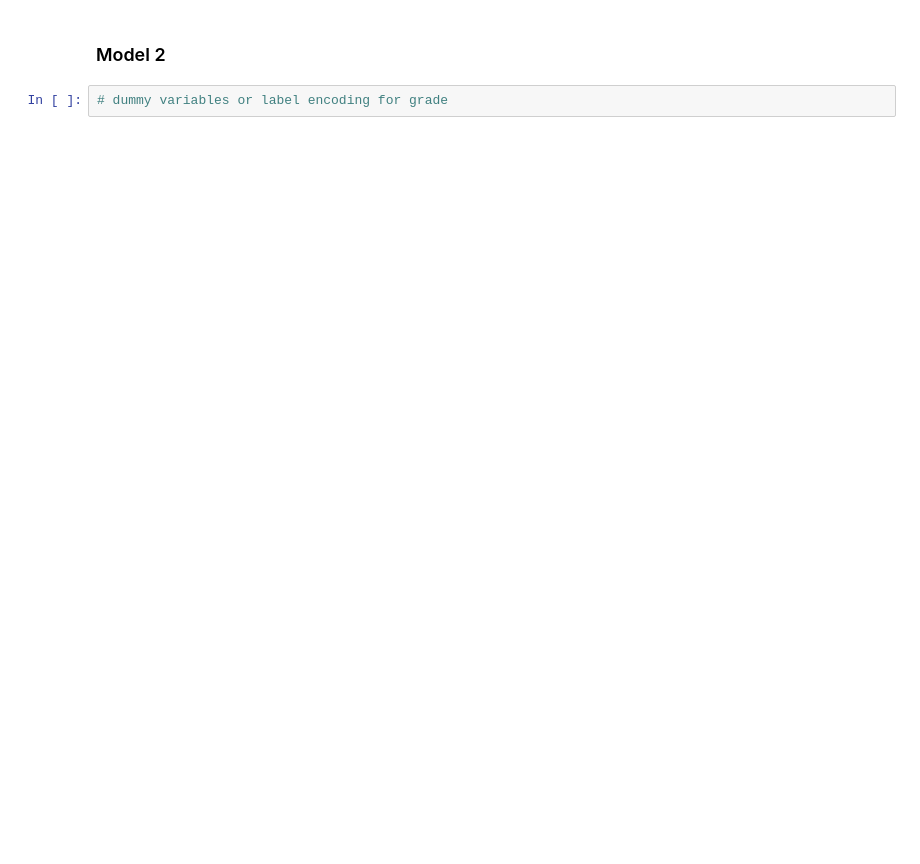
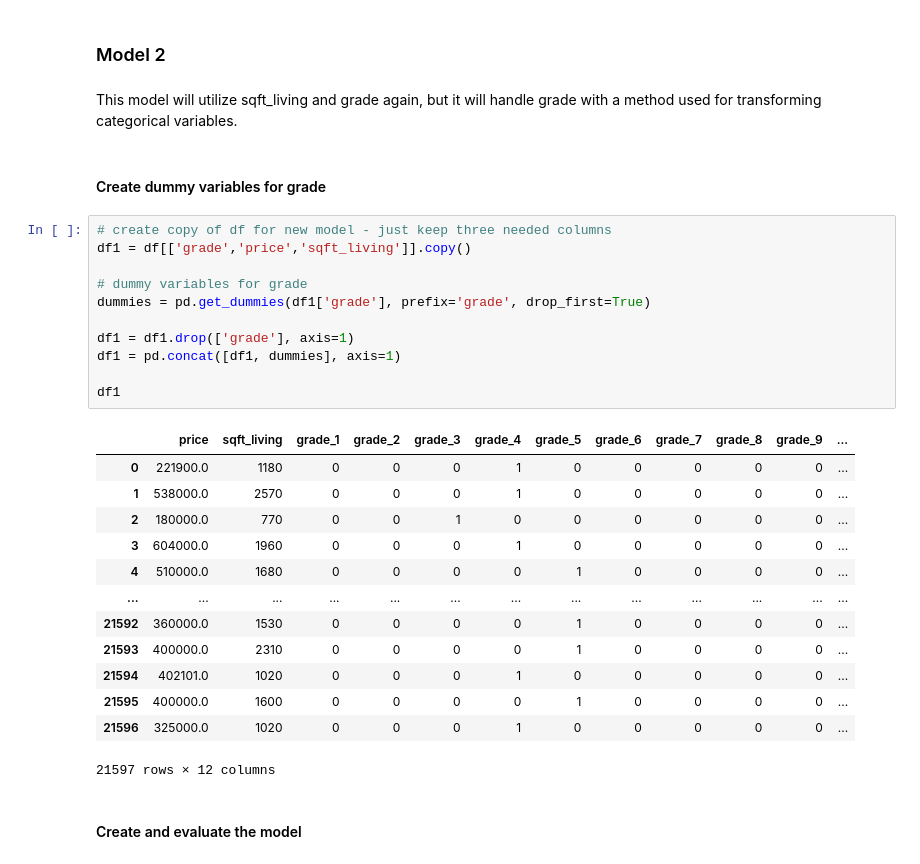
Before and after one commit to samoliver3/dsc-phase-2-project-v2-3, a Jupyter notebook: student.ipynb, the cells around one changed output. Saved outputs shown, nothing was run; the diff lists cells and outputs as text; blank space fills up the shorter version.

```diff
--- a/student.ipynb
+++ b/student.ipynb
@@ -366,4 +372,33 @@ plt.close()
 # %% [markdown]
 ### Model 2
-# %%
-# dummy variables or label encoding for grade
+# %% [markdown]
+This model will utilize sqft_living and grade again, but it will handle grade with a method used for transforming categorical variables.
+# %% [markdown]
+#### Create dummy variables for grade
+# %%
+# create copy of df for new model - just keep three needed columns
+df1 = df[['grade','price','sqft_living']].copy()
+
+# dummy variables for grade
+dummies = pd.get_dummies(df1['grade'], prefix='grade', drop_first=True)
+
+df1 = df1.drop(['grade'], axis=1)
+df1 = pd.concat([df1, dummies], axis=1)
+
+df1
+# %% [output]
+|  | price | sqft_living | grade_1 | grade_2 | grade_3 | grade_4 | grade_5 | grade_6 | grade_7 | grade_8 | grade_9 | ... |
+| 0 | 221900.0 | 1180 | 0 | 0 | 0 | 1 | 0 | 0 | 0 | 0 | 0 | ... |
+| 1 | 538000.0 | 2570 | 0 | 0 | 0 | 1 | 0 | 0 | 0 | 0 | 0 | ... |
+| 2 | 180000.0 | 770 | 0 | 0 | 1 | 0 | 0 | 0 | 0 | 0 | 0 | ... |
+| 3 | 604000.0 | 1960 | 0 | 0 | 0 | 1 | 0 | 0 | 0 | 0 | 0 | ... |
+| 4 | 510000.0 | 1680 | 0 | 0 | 0 | 0 | 1 | 0 | 0 | 0 | 0 | ... |
+| ... | ... | ... | ... | ... | ... | ... | ... | ... | ... | ... | ... | ... |
+| 21592 | 360000.0 | 1530 | 0 | 0 | 0 | 0 | 1 | 0 | 0 | 0 | 0 | ... |
+| 21593 | 400000.0 | 2310 | 0 | 0 | 0 | 0 | 1 | 0 | 0 | 0 | 0 | ... |
+| 21594 | 402101.0 | 1020 | 0 | 0 | 0 | 1 | 0 | 0 | 0 | 0 | 0 | ... |
+| 21595 | 400000.0 | 1600 | 0 | 0 | 0 | 0 | 1 | 0 | 0 | 0 | 0 | ... |
+| 21596 | 325000.0 | 1020 | 0 | 0 | 0 | 1 | 0 | 0 | 0 | 0 | 0 | ... |
+21597 rows × 12 columns
+# %% [markdown]
+#### Create and evaluate the model
```
Also changed, not shown: parts of 24 cells of this notebook.
